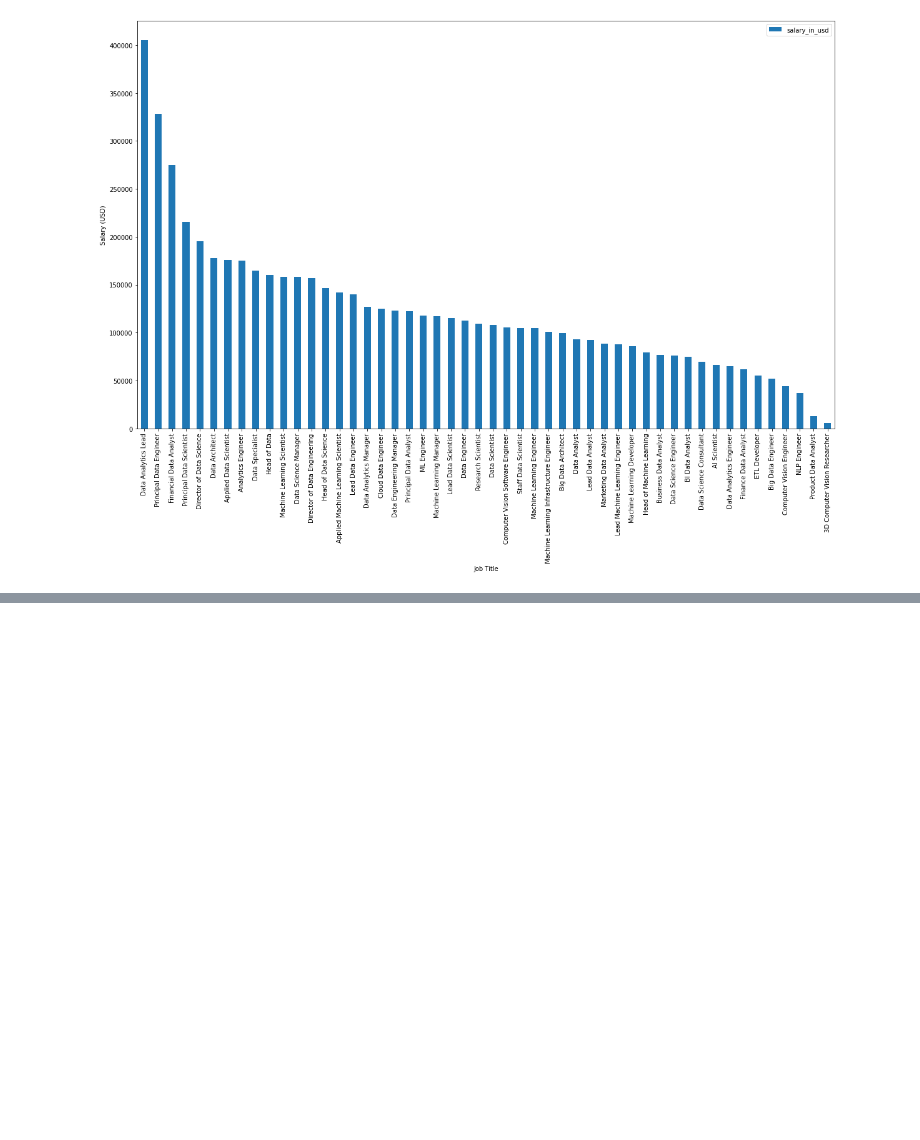
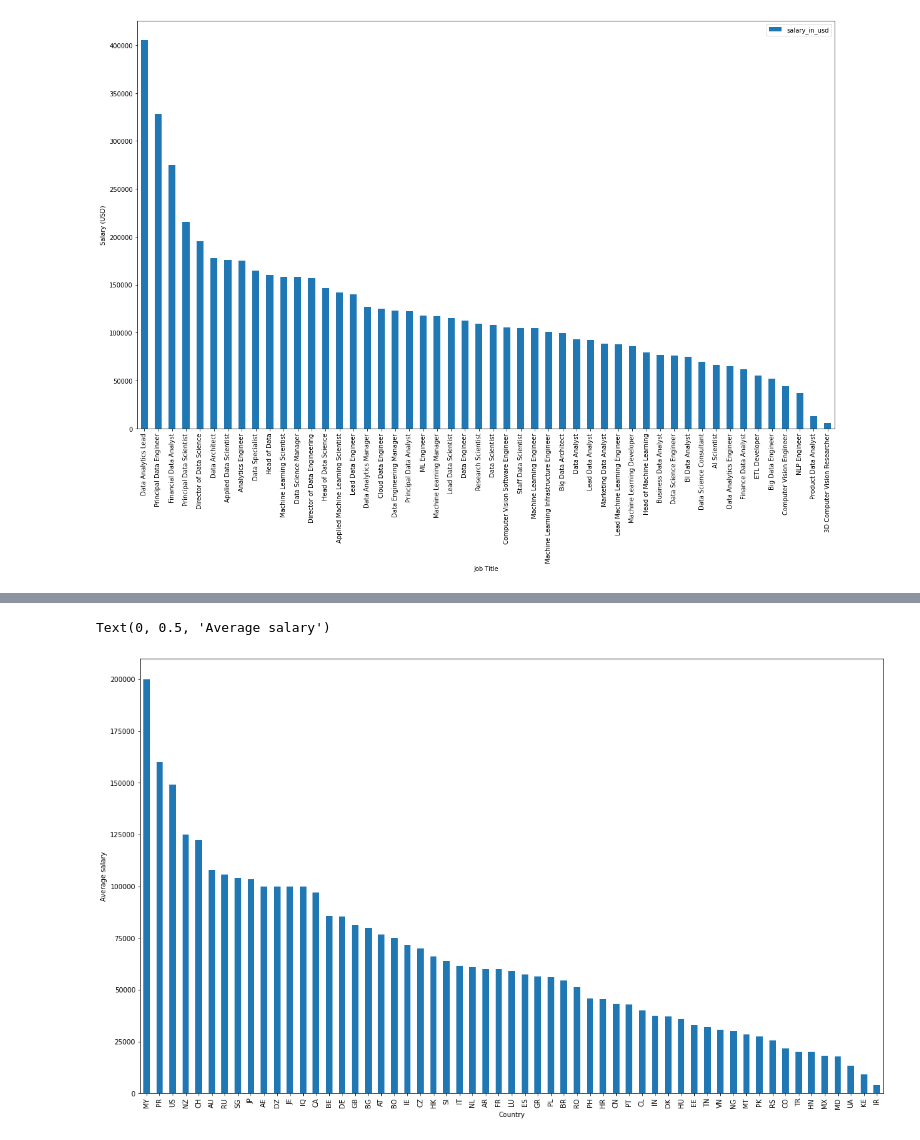
Before and after one commit to stephenjera/Kaggle-Projects, a Jupyter notebook: ds-salaries.ipynb, the cells around one changed output, grey strips where cells are left out. Drawn from its saved outputs; the diff is of its cells as text; code cells hidden in the pictures; blank space fills up the shorter version.

```diff
--- a/ds-salaries.ipynb
+++ b/ds-salaries.ipynb
@@ -114,0 +126,10 @@ data.groupby('job_title').mean().sort_values(by='salary_in_usd', ascending=False
+# %%
+# Get average salary of highest paid jobs per country
+# Very misleading, next graph will explain
+data.groupby('employee_residence').mean().sort_values(by='salary_in_usd', ascending=False).plot(kind='bar', y='salary_in_usd',figsize=(20, 12))
+plt.legend().remove()
+plt.xlabel('Country')
+plt.ylabel('Average salary')
+# %% [output]
+Text(0, 0.5, 'Average salary')
+[figure, added]
```
Also changed, not shown: parts of 3 cells of this notebook.
